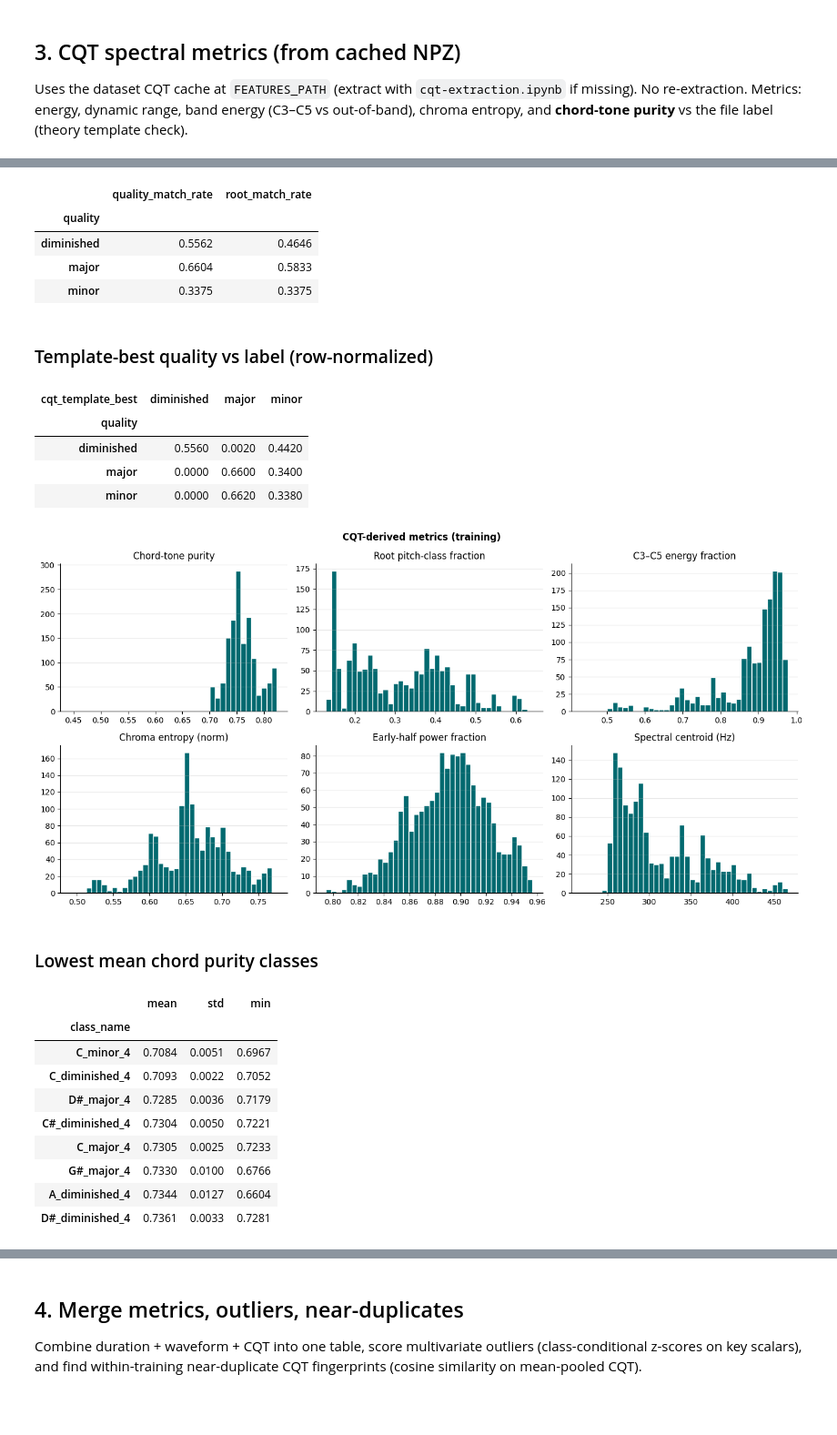
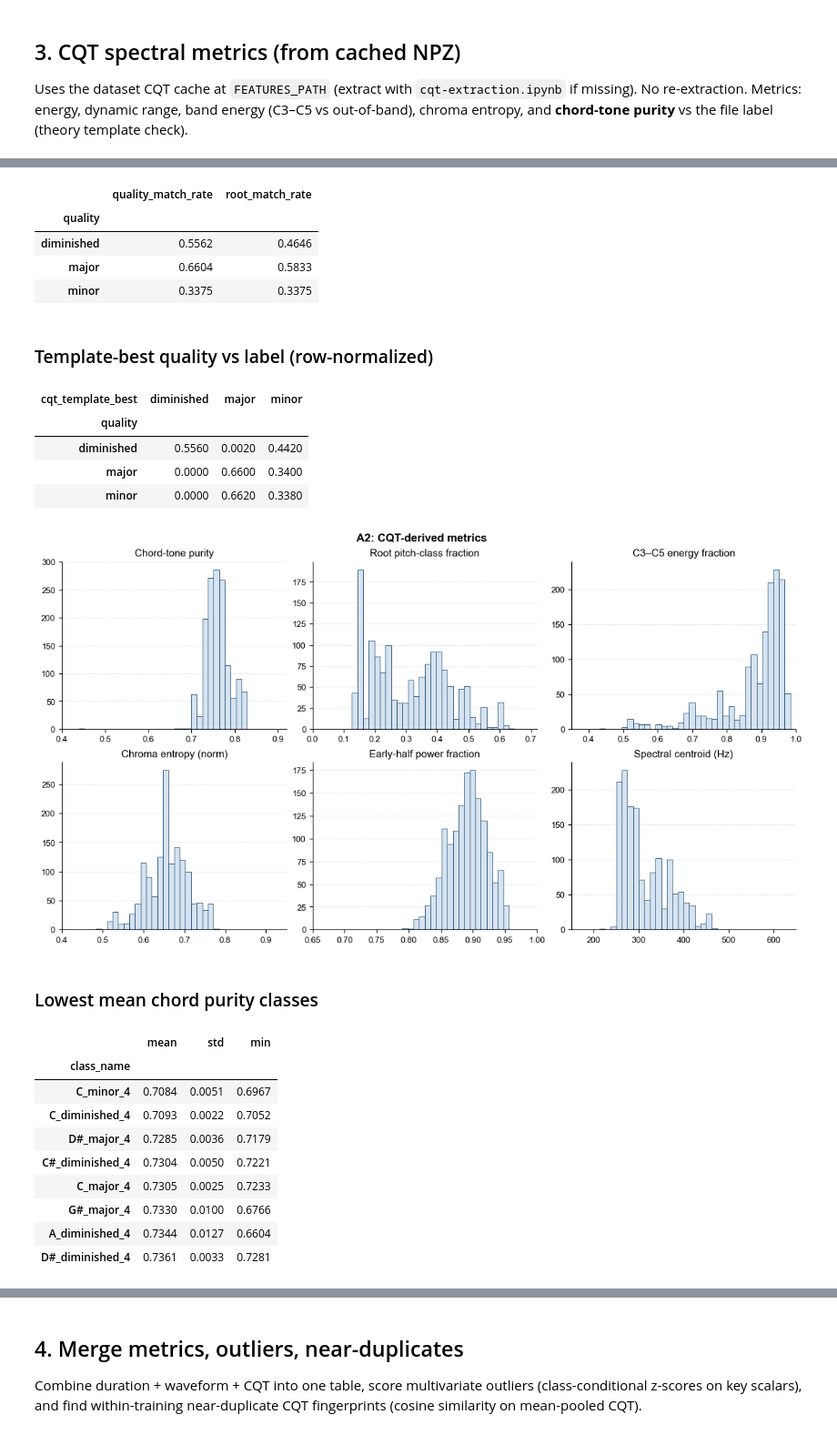
Before and after one commit to sglkc/chord-detector, a Jupyter notebook: training/notebooks/flow-2/dataset-info.ipynb, the cells around one changed output, grey strips where cells are left out. Shown at 91% size. Cells and saved outputs as stored; diff of their text form; code cells hidden in the pictures; blank space fills up the shorter version.

```diff
--- a/training/notebooks/flow-2/dataset-info.ipynb
+++ b/training/notebooks/flow-2/dataset-info.ipynb
@@ -581,8 +699,12 @@ flag_rates = (
 display(Markdown("### Waveform flag rates"))
 display(flag_rates)
 
-# Plots
-fig, axes = plt.subplots(2, 3, figsize=(14, 7))
+# Plots — drop digital silence so −240 dB / full-file lead silence
+# do not stretch the shared axis window.
+sil = silence_mask(w)
+n_sil = int(sil.sum())
+w_plot = w.loc[~sil]
+fig, axes = plt.subplots(2, 3, figsize=(11.4, 6.2), layout="constrained")
 plot_specs = [
     ("wave_rms_db", "RMS (dB)"),
     ("wave_peak_db", "Peak (dB)"),
@@ -592,12 +714,11 @@ plot_specs = [
     ("wave_dc_abs", "|DC offset|"),
 ]
 for ax, (col, title) in zip(axes.ravel(), plot_specs):
-    ax.hist(w[col], bins=40, color="#01696f", edgecolor="white", alpha=0.9)
-    ax.set_title(title)
-    ax.spines[["top", "right"]].set_visible(False)
-    ax.grid(axis="y", alpha=0.3)
-plt.suptitle("Waveform metric distributions (training)", fontweight="bold")
-plt.tight_layout()
+    if col == "wave_dc_abs":
+        hist_metric(ax, w_plot[col] * 1e4, r"|DC offset| ($\times 10^{-4}$)", xlim=(0.0, 2.0))
+    else:
+        hist_metric(ax, w_plot[col], title, xlim=XLIM.get(col), n_excluded=n_sil)
+fig.suptitle(f"{DATASET_LABEL}: waveform metric distributions", fontweight="bold")
 plt.show()
 
 # Extremes
@@ -890,7 +1036,10 @@ ct = pd.crosstab(df["quality"], cqt_df["cqt_template_best"], normalize="index").
 display(Markdown("### Template-best quality vs label (row-normalized)"))
 display(ct)
 
-fig, axes = plt.subplots(2, 3, figsize=(14, 7))
+sil = silence_mask(wave_df) if "wave_df" in dir() else pd.Series(False, index=cqt_df.index)
+n_sil = int(sil.sum())
+cqt_plot = cqt_df.loc[~sil.to_numpy()] if len(sil) == len(cqt_df) else cqt_df
+fig, axes = plt.subplots(2, 3, figsize=(11.4, 6.2), layout="constrained")
 for ax, col, title in zip(
     axes.ravel(),
     [
@@ -902,12 +1051,8 @@ for ax, col, title in zip(
         "Chroma entropy (norm)", "Early-half power fraction", "Spectral centroid (Hz)",
     ],
 ):
-    ax.hist(cqt_df[col], bins=40, color="#01696f", edgecolor="white")
-    ax.set_title(title)
-    ax.spines[["top", "right"]].set_visible(False)
-    ax.grid(axis="y", alpha=0.3)
-plt.suptitle("CQT-derived metrics (training)", fontweight="bold")
-plt.tight_layout()
+    hist_metric(ax, cqt_plot[col], title, xlim=XLIM.get(col), n_excluded=n_sil)
+fig.suptitle(f"{DATASET_LABEL}: CQT-derived metrics", fontweight="bold")
 plt.show()
 
 cls_purity = (
@@ -921,16 +1066,18 @@ display(cls_purity.head(8))
 display(Markdown("### Highest mean chord purity classes"))
 display(cls_purity.tail(8))
 
-fig, ax = plt.subplots(figsize=(12, 4))
+fig, ax = plt.subplots(figsize=(11.4, 3.6), layout="constrained")
 order = cls_purity.index.tolist()
-ax.bar(range(len(order)), cls_purity.loc[order, "mean"], color="#01696f", edgecolor="white")
+ax.bar(
+    range(len(order)), cls_purity.loc[order, "mean"],
+    facecolor=C_FILL, edgecolor=C_EDGE, linewidth=0.6,
+)
 ax.set_xticks(range(len(order)))
 ax.set_xticklabels(order, rotation=45, ha="right", fontsize=7)
 ax.set_ylabel("Mean chord-tone purity")
-ax.set_title("Per-class mean chord-tone purity")
-ax.spines[["top", "right"]].set_visible(False)
-ax.grid(axis="y", alpha=0.3)
-plt.tight_layout()
+ax.set_ylim(*XLIM["cqt_chord_purity"])
+ax.set_title(f"{DATASET_LABEL}: per-class mean chord-tone purity")
+style_ax(ax)
 plt.show()
 
 display(Markdown("### Lowest purity samples"))
@@ -938,34 +1085,34 @@ display(
     cqt_df.nsmallest(10, "cqt_chord_purity")[
         ["class_name", "filename", "cqt_chord_purity", "cqt_root_frac", "cqt_template_best"]
     ].reset_index(drop=True)
 )
 # %% [output]
 ### CQT metric percentiles
 |  | mean | p01 | median | p99 |
 | cqt_chord_purity | 0.7602 | 0.7049 | 0.7559 | 0.8215 |
 | cqt_root_frac | 0.3129 | 0.1415 | 0.3119 | 0.6052 |
 | cqt_band_frac | 0.8771 | 0.5246 | 0.9171 | 0.9724 |
 | cqt_low_frac | 0.0114 | 0.0030 | 0.0070 | 0.0465 |
 | cqt_high_frac | 0.1116 | 0.0229 | 0.0699 | 0.4584 |
 | cqt_chroma_entropy | 0.6574 | 0.5236 | 0.6559 | 0.7634 |
 | cqt_top3_frac | 0.7788 | 0.7051 | 0.7719 | 0.8799 |
 | cqt_early_power_frac | 0.8906 | 0.8169 | 0.8924 | 0.9507 |
 | cqt_near_floor_frac | 0.0000 | 0.0000 | 0.0000 | 0.0000 |
 | cqt_centroid_hz | 312.9625 | 252.3047 | 292.2899 | 454.6372 |
 | cqt_frame_dyn_db | 22.1829 | 18.8957 | 22.1941 | 25.1442 |
 ### Match rates by true quality
 |  | quality_match_rate | root_match_rate |
 | quality |  |  |
 | diminished | 0.5562 | 0.4646 |
 | major | 0.6604 | 0.5833 |
 | minor | 0.3375 | 0.3375 |
 ### Template-best quality vs label (row-normalized)
 | cqt_template_best | diminished | major | minor |
 | quality |  |  |  |
 | diminished | 0.5560 | 0.0020 | 0.4420 |
 | major | 0.0000 | 0.6600 | 0.3400 |
 | minor | 0.0000 | 0.6620 | 0.3380 |
-[figure, old version]
+[figure, new version]
 ### Lowest mean chord purity classes
 |  | mean | std | min |
 | class_name |  |  |  |
```
Also changed, not shown: parts of 11 cells of this notebook, 4 other files.
